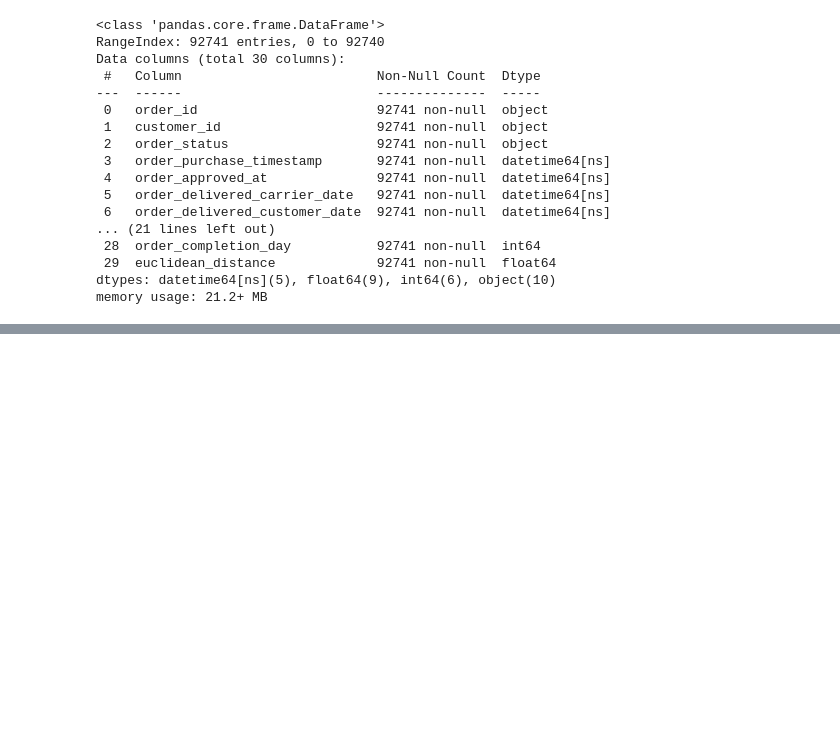
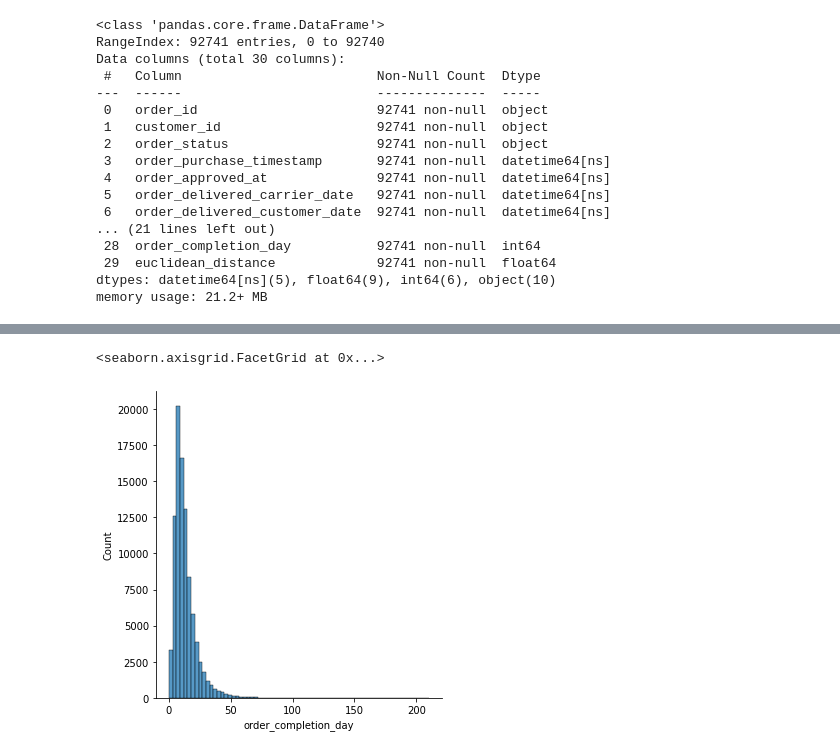
Before and after one commit to binnynaik30/Recommendation-System, a Jupyter notebook: delivery_time_dataset.ipynb, the cells around one changed output, grey strips where cells are left out. Saved outputs shown, nothing was run; the diff lists cells and outputs as text; code cells hidden in the pictures; blank space fills up the shorter version.

```diff
--- a/delivery_time_dataset.ipynb
+++ b/delivery_time_dataset.ipynb
@@ -156,0 +153,7 @@ orders.to_csv("delivery_time_dataset.csv", index = False)
+# %%
+# may need a box plot also
+import seaborn as sns
+sns.displot(orders, x="order_completion_day", binwidth=3)
+# %% [output]
+<seaborn.axisgrid.FacetGrid at 0x...>
+[figure, added]
```
Also changed, not shown: parts of 11 cells of this notebook.
